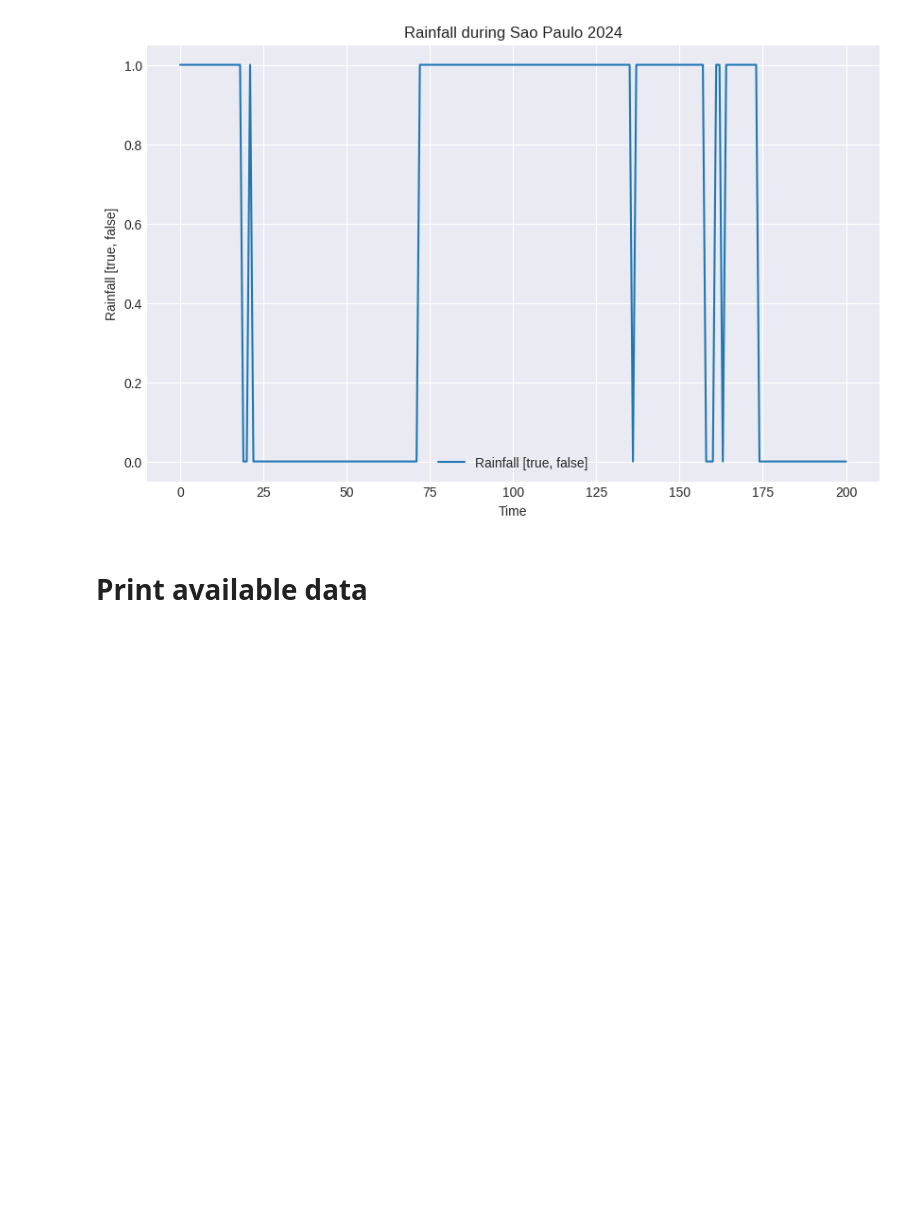
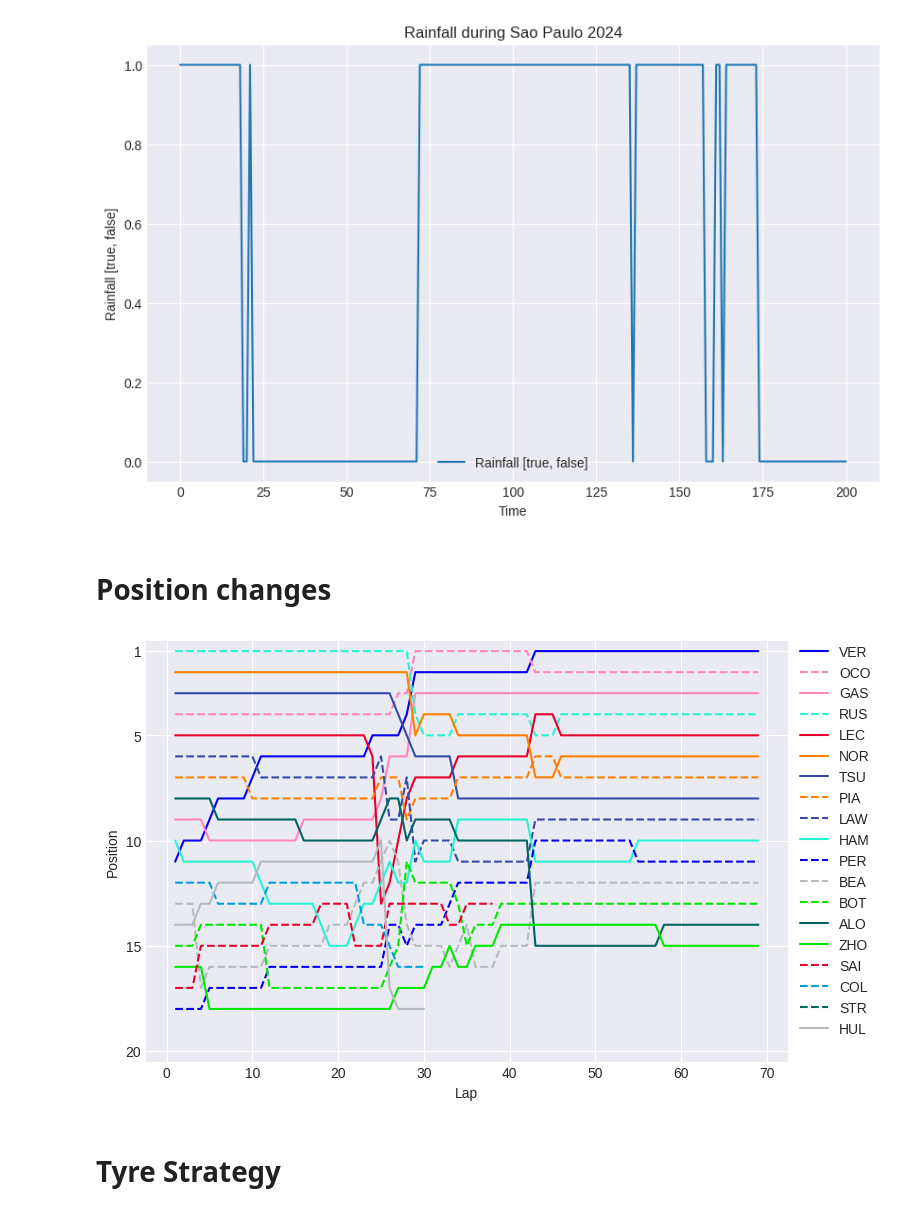
Before and after one commit to mcfiet/dl-project, a Jupyter notebook: fastf1_initial-tests.ipynb, the cells around one changed output. Drawn from its saved outputs; the diff is of its cells as text; code cells hidden in the pictures; blank space fills up the shorter version.

```diff
--- a/fastf1_initial-tests.ipynb
+++ b/fastf1_initial-tests.ipynb
@@ -127,5 +126,3 @@ plt.legend()
 plt.show()
 # %% [output]
 [figure]
-# %% [markdown]
-# Print available data
@@ -133,0 +129,36 @@ print(session.results)
+# %% [markdown]
+# Position changes
+# %%
+fig, ax = plt.subplots(figsize=(8.0, 4.9))
+
+for drv in session.drivers:
+    drv_laps = session.laps.pick_drivers(drv)
+
+    # skip drivers without laps (prevents .iloc[0] IndexError)
+    if drv_laps.empty:
+        continue
+
+    # ensure laps are ordered by lap number before plotting
+    drv_laps = drv_laps.sort_values('LapNumber')
+
+    abb = drv_laps['Driver'].iloc[0]
+    style = fastf1.plotting.get_driver_style(identifier=abb,
+                                             style=['color', 'linestyle'],
+                                             session=session)
+
+    ax.plot(drv_laps['LapNumber'], drv_laps['Position'],
+            label=abb, **style)
+
+ax.set_ylim([20.5, 0.5])
+ax.set_yticks([1, 5, 10, 15, 20])
+ax.set_xlabel('Lap')
+ax.set_ylabel('Position')
+
+ax.legend(bbox_to_anchor=(1.0, 1.02))
+plt.tight_layout()
+
+plt.show()
+# %% [output]
+[figure, added]
+# %% [markdown]
+# Tyre Strategy
```
Also changed, not shown: parts of 7 cells of this notebook.
